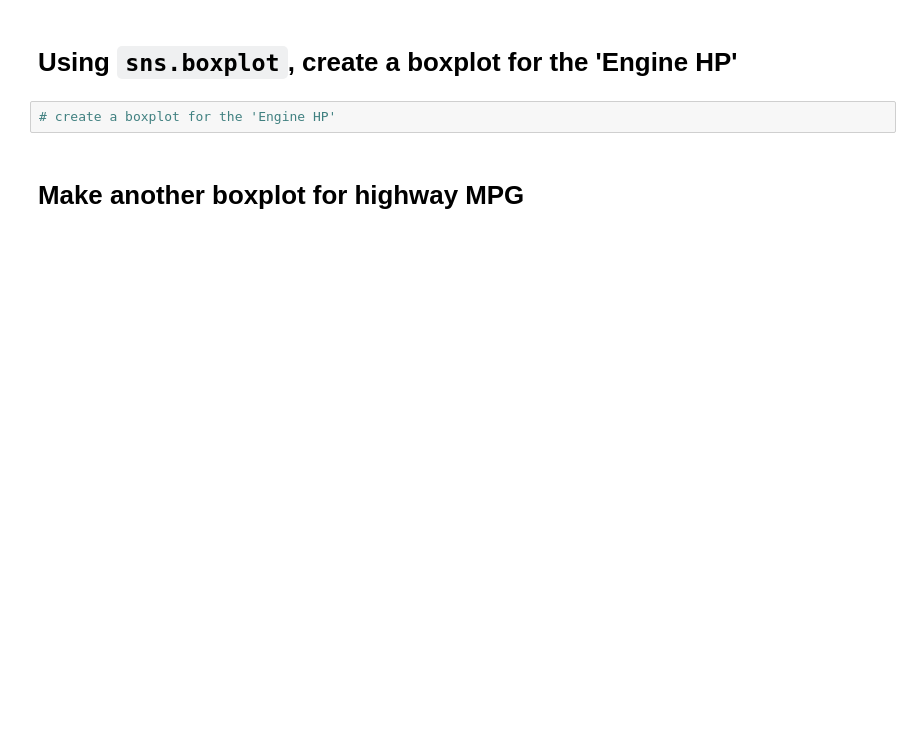
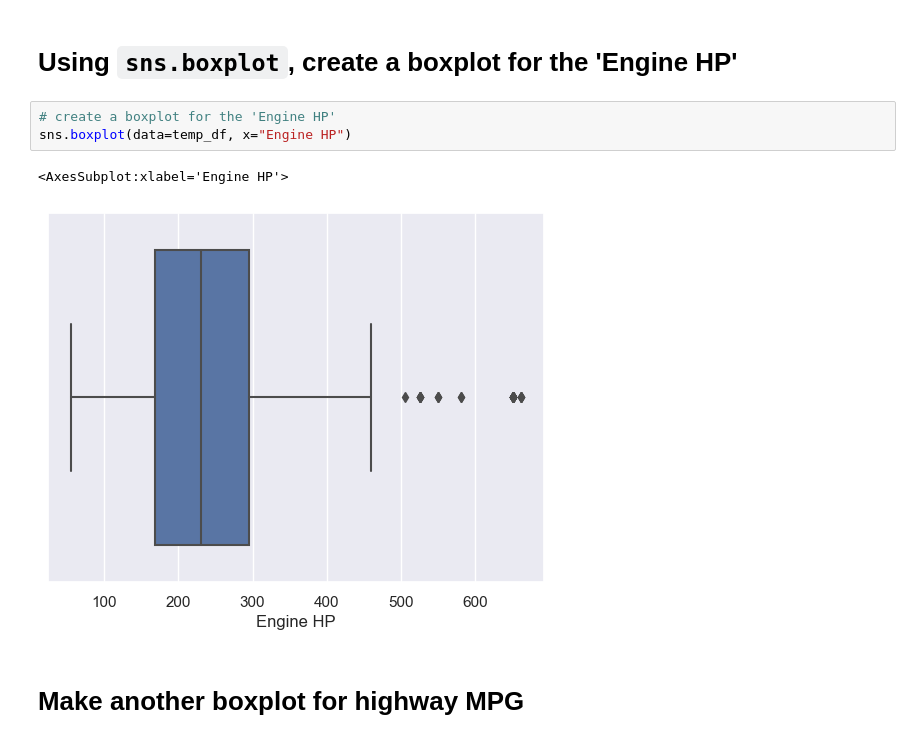
Before and after one commit to 112523chen/2022-fall-data-science, a Jupyter notebook: Week-02-EDA/Exercise-EDA.ipynb, the cells around one changed output. Saved outputs shown, nothing was run; the diff lists cells and outputs as text; blank space fills up the shorter version.

```diff
--- a/Week-02-EDA/Exercise-EDA.ipynb
+++ b/Week-02-EDA/Exercise-EDA.ipynb
@@ -220,6 +223,10 @@ ax1.set_xlim(0,100000)
 # Using `sns.boxplot`, create a boxplot for the 'Engine HP'
 # %%
 # create a boxplot for the 'Engine HP'
+sns.boxplot(data=temp_df, x="Engine HP")
+# %% [output]
+<AxesSubplot:xlabel='Engine HP'>
+[figure, added]
 # %% [markdown]
 # Make another boxplot for highway MPG
 # %%
```
Also changed, not shown: parts of 15 cells of this notebook.
